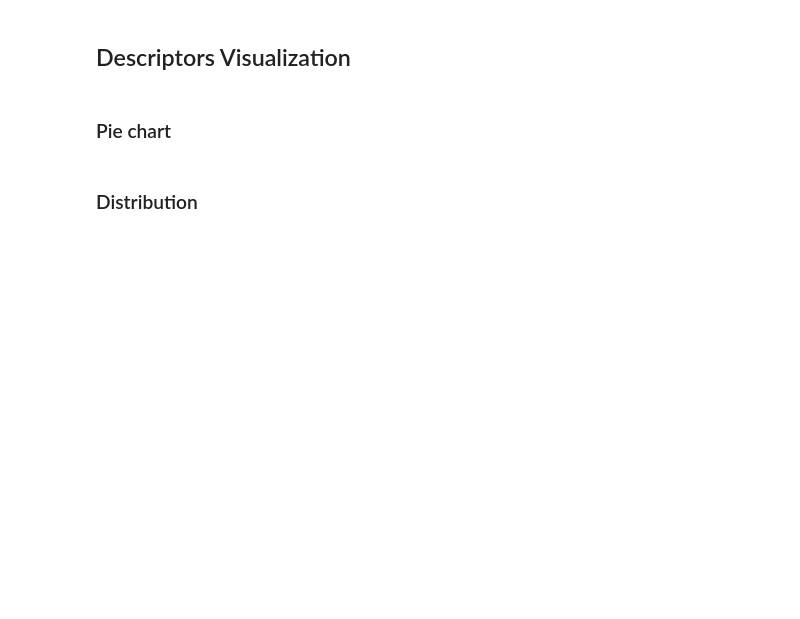
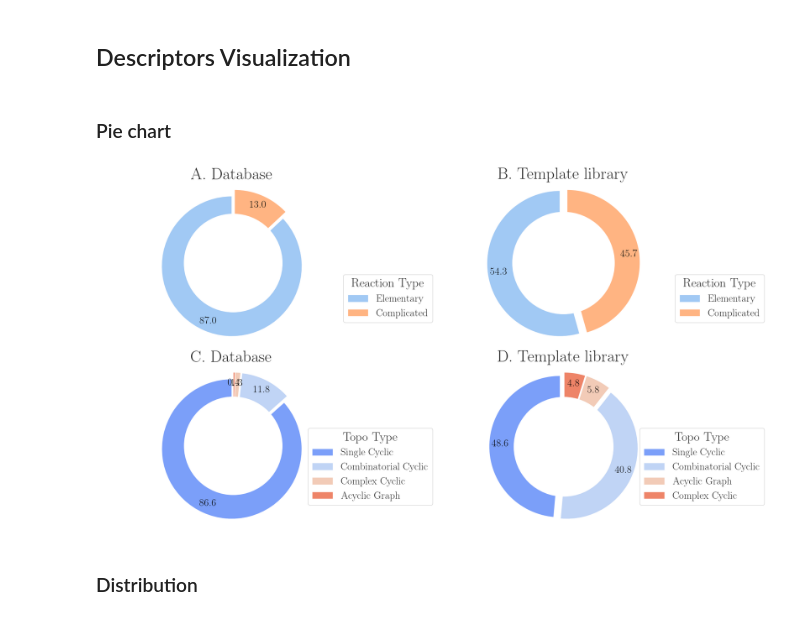
Before and after one commit to TieuLongPhan/SynTemp, a Jupyter notebook: Docs/Analysis/_4_templates_analysis.ipynb, the cells around one changed output. Saved outputs shown, nothing was run; the diff lists cells and outputs as text; code cells hidden in the pictures; blank space fills up the shorter version.

```diff
--- a/Docs/Analysis/_4_templates_analysis.ipynb
+++ b/Docs/Analysis/_4_templates_analysis.ipynb
@@ -277,39 +233,41 @@ create_pie_chart(
     color_pallet="pastel",
 )
 
 create_pie_chart(
     data_cluster,
     "Reaction Type",
     ax=axs[0, 0],
     title=r"A. Database",
     color_pallet="pastel",
 )
 
 create_pie_chart(
     temp_0,
     "Topo Type",
     ax=axs[1, 1],
     title=r"D. Template library",
     color_pallet="coolwarm",
 )
 
 create_pie_chart(
     data_cluster,
     "Topo Type",
     ax=axs[1, 0],
     title=r"C. Database",
     color_pallet="coolwarm",
 )
 
 
 plt.tight_layout()
-# plt.savefig(
-#     "../../Docs/Analysis/fig/Analysis_rtype_topo.pdf",
-#     dpi=600,
-#     bbox_inches="tight",
-#     pad_inches=0,
-# )
+plt.savefig(
+    "../../Docs/Analysis/fig/Fig8_Analysis_rtype_topo.pdf",
+    dpi=600,
+    bbox_inches="tight",
+    pad_inches=0,
+)
 plt.show()
+# %% [output]
+[figure, added]
 # %% [markdown]
 ### Distribution
 # %%
```
Also changed, not shown: parts of 21 cells of this notebook, 29 other files.
